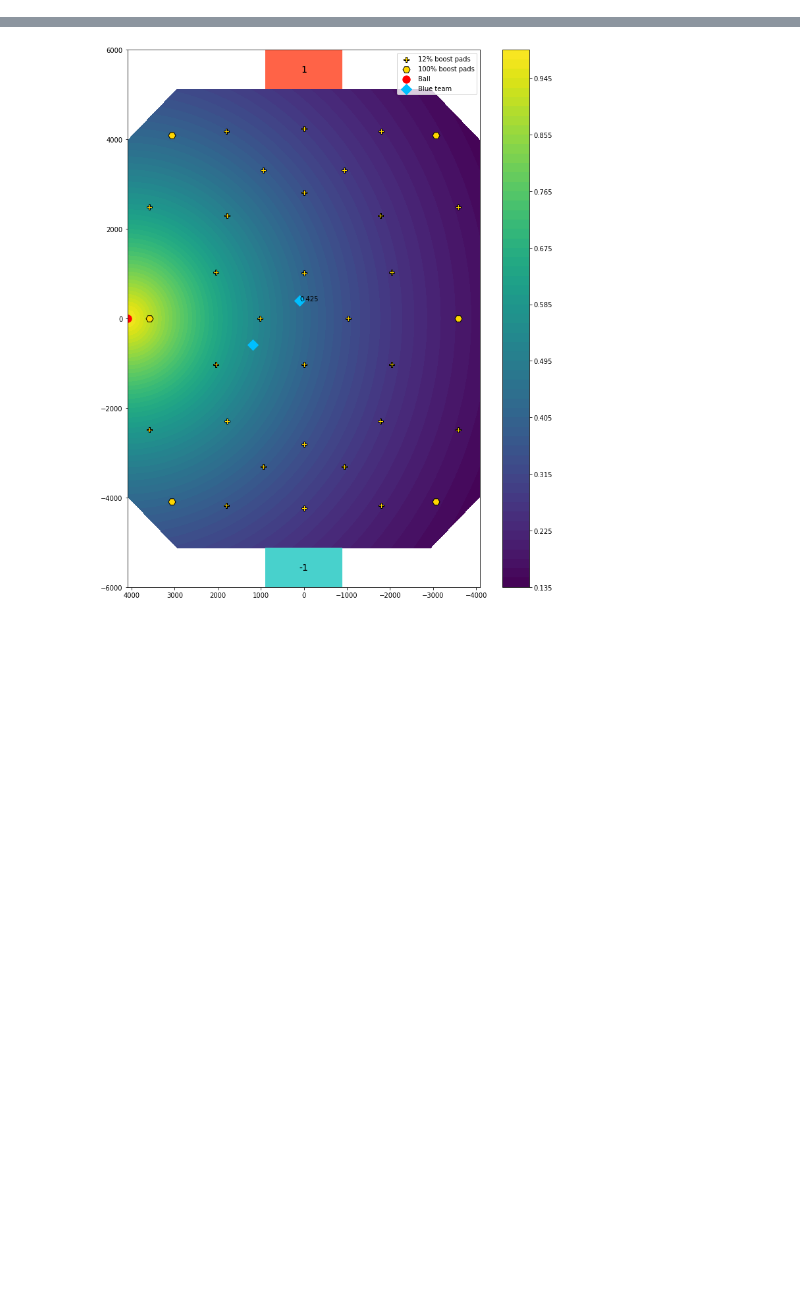
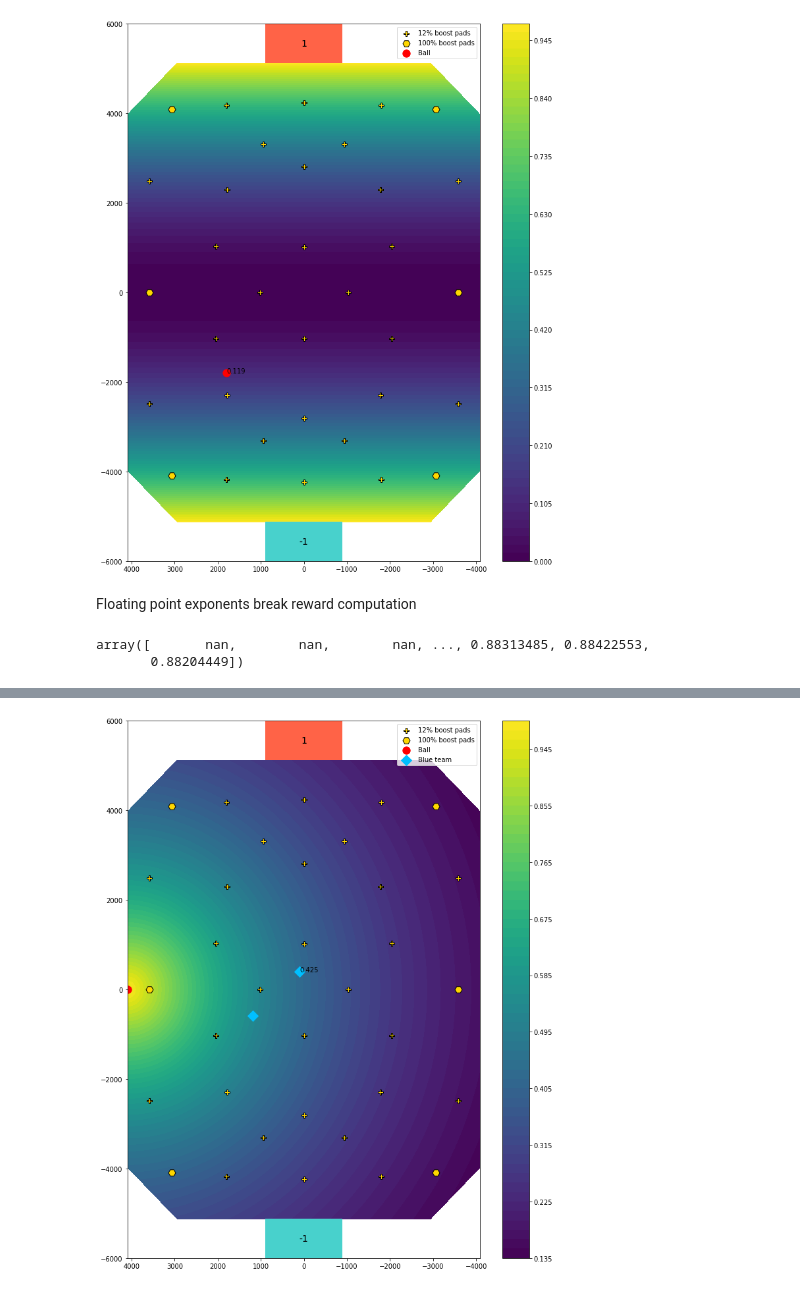
Before and after one commit to Enkhai/lucy-utils, a Jupyter notebook: examples/16_custom_reward_analysis.ipynb, the cells around one changed output, grey strips where cells are left out. Drawn from its saved outputs; the diff is of its cells as text; code cells hidden in the pictures; blank space fills up the shorter version.

```diff
--- a/examples/16_custom_reward_analysis.ipynb
+++ b/examples/16_custom_reward_analysis.ipynb
@@ -29,0 +39,14 @@ NameError: name 'np' is not defined
+# %%
+ball2goalwall_dist_zs = common.ball_y_coord(arena_positions, exponent=2)
+# %%
+plotting.arena_contour(ball2goalwall_dist_zs, ball_position, annotate_ball=True)
+# %% [output]
+[figure, added]
+# %% [markdown]
+Floating point exponents break reward computation
+# %%
+ball2goalwall_dist_zs = common.ball_y_coord(arena_positions, exponent=1.3)
+ball2goalwall_dist_zs
+# %% [output]
+array([       nan,        nan,        nan, ..., 0.88313485, 0.88422553,
+       0.88204449])
```
Also changed, not shown: parts of 77 cells of this notebook, 3 other files.
